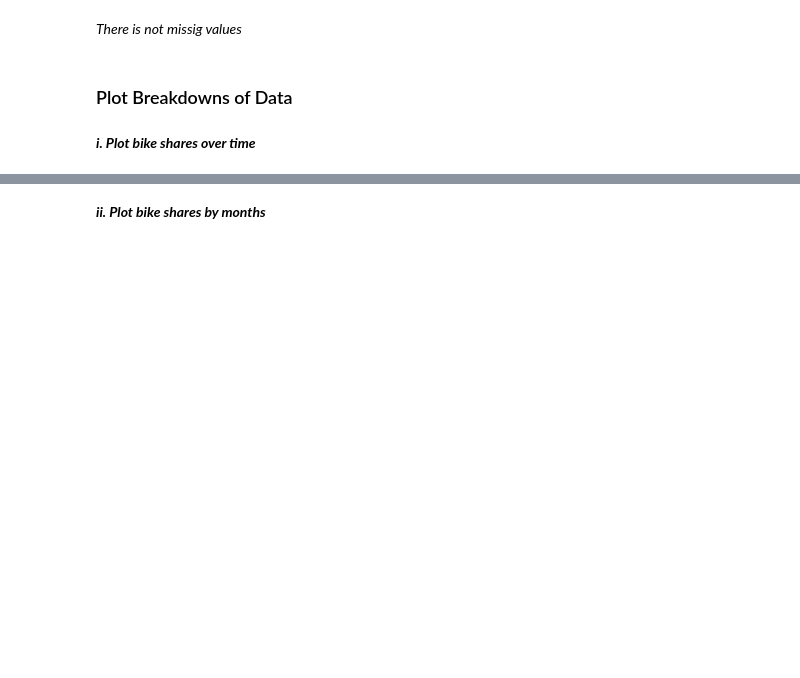
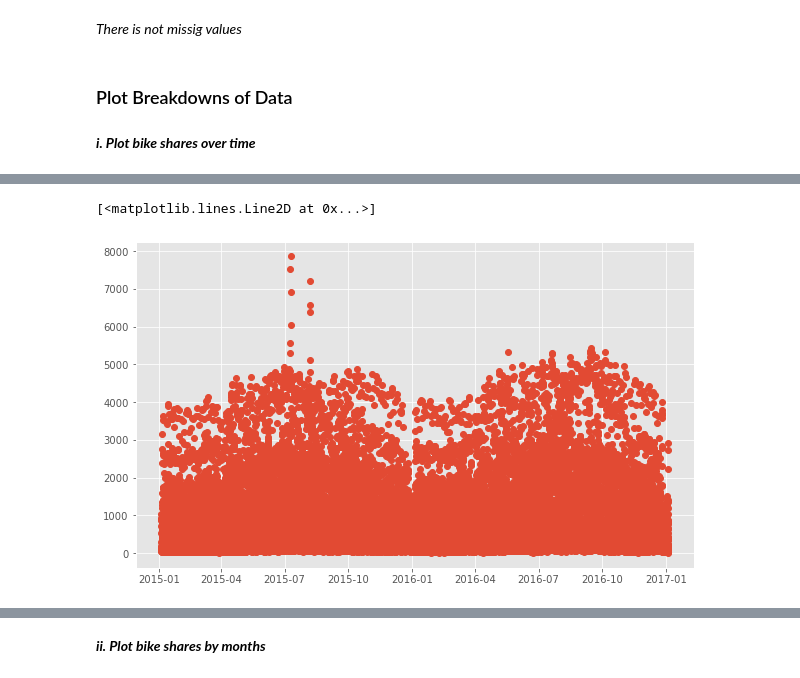
Before and after one commit to smeteo/Data_Science_and_Machine_Learning, a Jupyter notebook: 8._Capstone_Projects/Project_3_Demand_Prediction/Demand_Prediction_Capstone_3.ipynb, the cells around one changed output, grey strips where cells are left out. Drawn from its saved outputs; the diff is of its cells as text; code cells hidden in the pictures; blank space fills up the shorter version.

```diff
--- a/8._Capstone_Projects/Project_3_Demand_Prediction/Demand_Prediction_Capstone_3.ipynb
+++ b/8._Capstone_Projects/Project_3_Demand_Prediction/Demand_Prediction_Capstone_3.ipynb
@@ -180,0 +179,2 @@ from datetime import datetime
+# %%
+df['timestamp'] = pd.to_datetime(df['timestamp'])
@@ -180,0 +185,8 @@ from datetime import datetime
+# %%
+import matplotlib
+plt.figure(figsize=(10,6))
+dates = matplotlib.dates.date2num(df['timestamp'])
+plt.plot_date(dates, df['cnt'])
+# %% [output]
+[<matplotlib.lines.Line2D at 0x...>]
+[figure, added]
```
Also changed, not shown: parts of 9 cells of this notebook.
